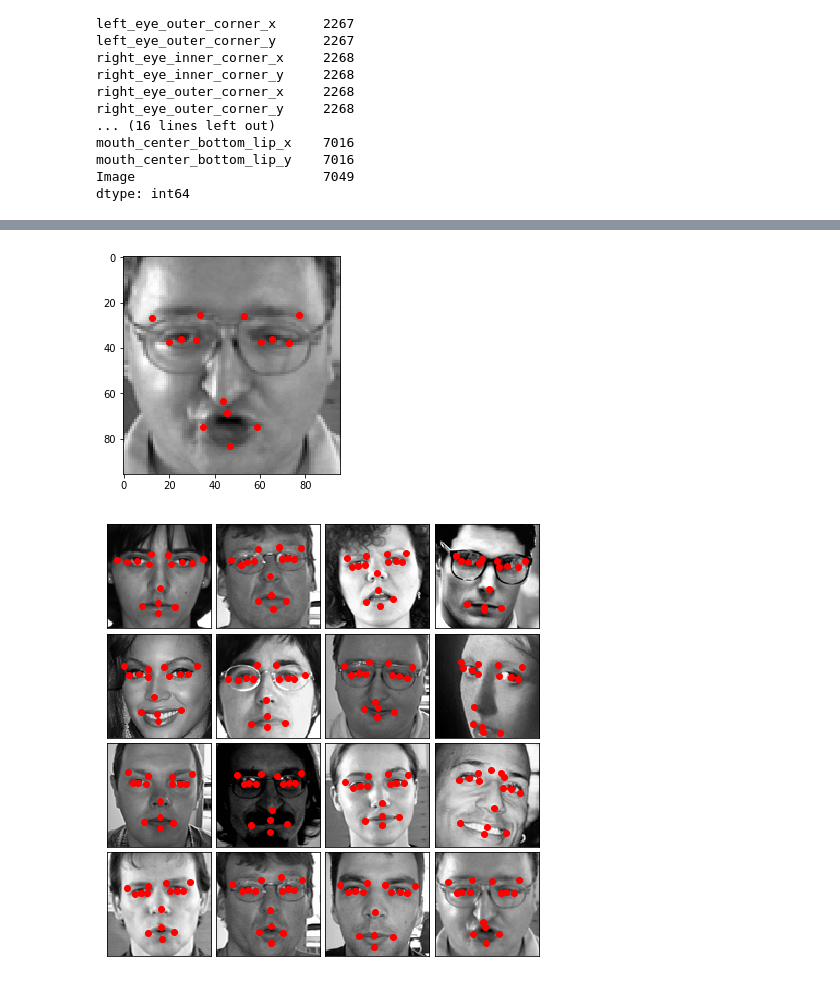
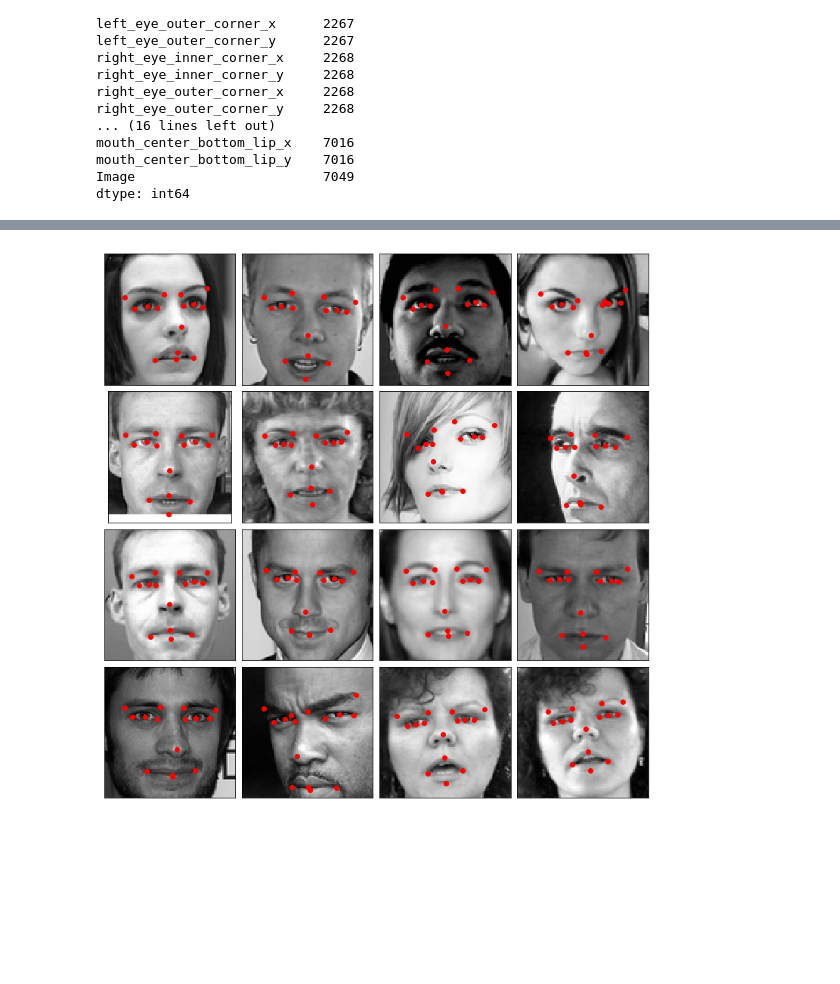
Before and after one commit to alexdauenhauer/MIDS_W207_facial_recognition, a Jupyter notebook: Alex_testlab.ipynb, the cells around one changed output, grey strips where cells are left out. Drawn from its saved outputs; the diff is of its cells as text; code cells hidden in the pictures; blank space fills up the shorter version.

```diff
--- a/Alex_testlab.ipynb
+++ b/Alex_testlab.ipynb
@@ -79,24 +77,15 @@ train_data.shape, train_labels.shape
 # %%
 idx = np.random.randint(0, len(train_data), 16)
 # %%
-img = train_data.iloc[loc].reshape(96,96)
-plt.imshow(img, cmap='gray')
-for c in range(0, len(train_labels.columns)-1, 2):
-    x = train_labels[train_labels.columns[c]].iloc[loc]
-    y = train_labels[train_labels.columns[c+1]].iloc[loc]
-    plt.scatter(x, y, c='r')
+fig = plt.figure(figsize=(10,10))
+fig.subplots_adjust(left=0, right=1, bottom=0, top=1, hspace=0.05, wspace=0.05)
+for i, loc in enumerate(idx):
+    img = train_data.iloc[loc].reshape(96,96)
+    ax = fig.add_subplot(4, 4, i + 1, xticks=[], yticks=[])
+    ax.imshow(img, cmap='gray')
+    for c in range(0, len(train_labels.columns)-1, 2):
+        x = train_labels[train_labels.columns[c]].iloc[loc]
+        y = train_labels[train_labels.columns[c+1]].iloc[loc]
+        plt.scatter(x, y, c='r')
 # %% [output]
-[figure, old version]
+[figure, new version]
-# %%
-fig = plt.figure(figsize=(6,6))
-fig.subplots_adjust(left=0, right=1, bottom=0, top=1, hspace=0.05, wspace=0.05)
-for i, loc in enumerate(idx):
-    img = train_data.iloc[loc].reshape(96,96)
-    ax = fig.add_subplot(4, 4, i + 1, xticks=[], yticks=[])
-    ax.imshow(img, cmap='gray')
-    for c in range(0, len(train_labels.columns)-1, 2):
-        x = train_labels[train_labels.columns[c]].iloc[loc]
-        y = train_labels[train_labels.columns[c+1]].iloc[loc]
-        plt.scatter(x, y, c='r')
-# %% [output]
-[figure, removed]
```
Also changed, not shown: parts of 49 cells of this notebook.
